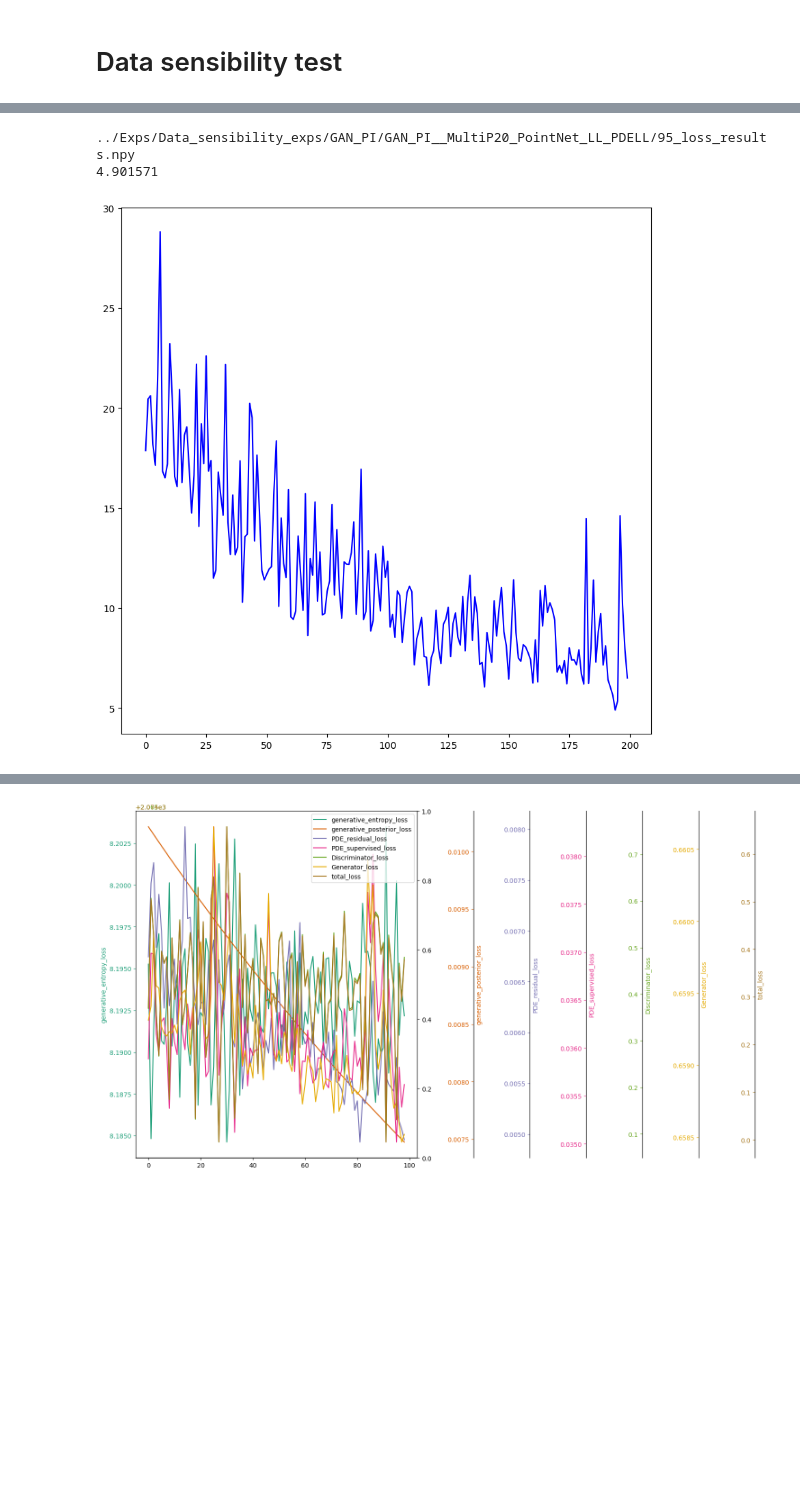
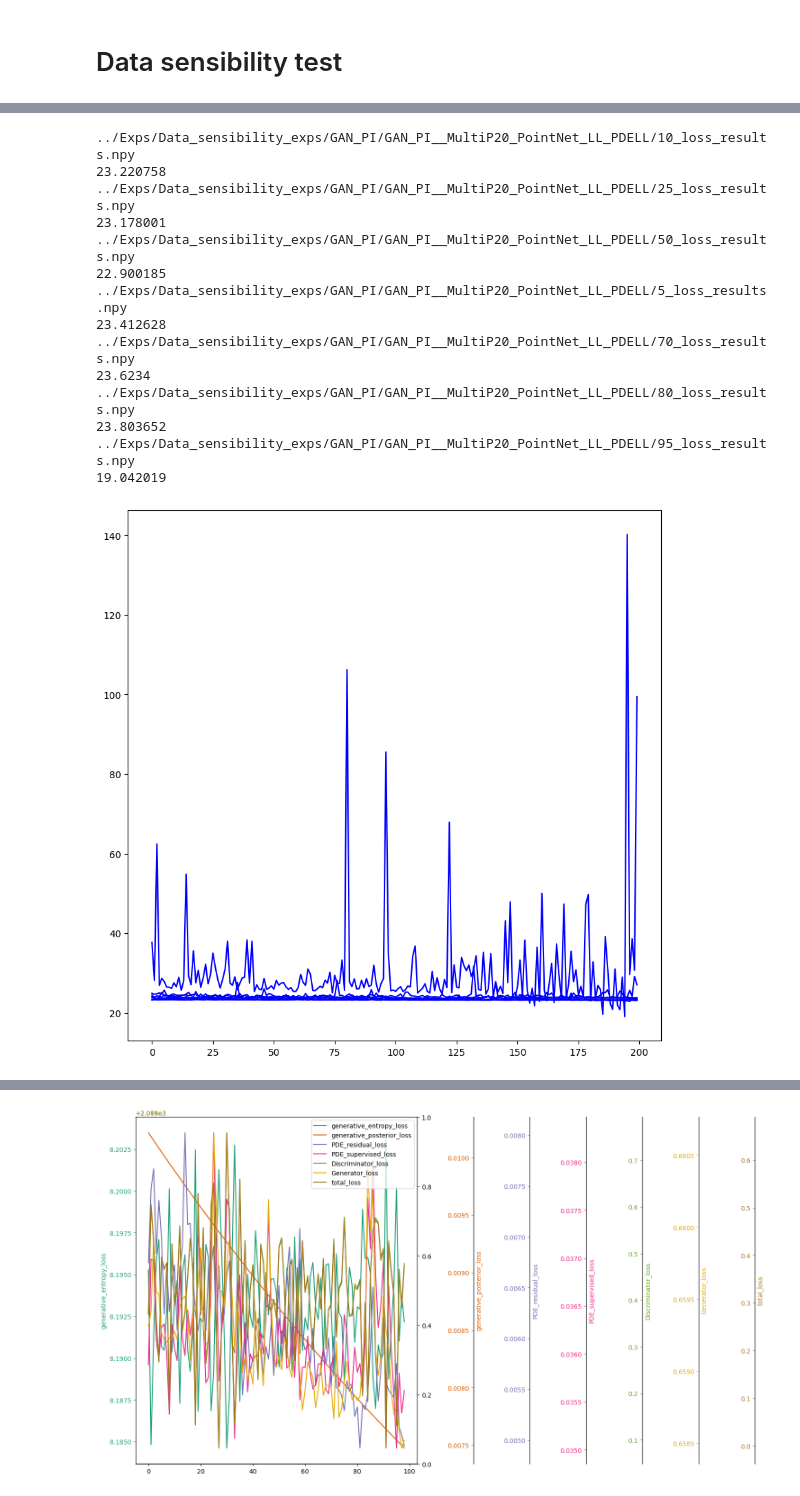
Before and after one commit to grmc1999/PhysicsSimulationDeepLearning, a Jupyter notebook: Notebooks/Result_analysis.ipynb, the cells around one changed output, grey strips where cells are left out. Cells and saved outputs as stored; diff of their text form; code cells hidden in the pictures; blank space fills up the shorter version.

```diff
--- a/Notebooks/Result_analysis.ipynb
+++ b/Notebooks/Result_analysis.ipynb
@@ -54,13 +54,14 @@ root="../Exps/GAN_PI"
 #model_id="GAN_PI_PointNet_LL_PDELL_D1_G1"
 model_id="GAN_PI_PointNet_LL_r10_PDELL"
 model_id="GAN_PI__MultiP20_PointNet_LL_PDELL"
+model_id="GAN_PI__MultiP50_PointNet_LL_PDELL"
 hist=np.load(os.path.join(root,model_id,"loss_results.npy"),allow_pickle=True)
 hist=hist.tolist()
 # %%
 
 #plt.plot(step_loss["PDE_supervised_loss"][-100:])
 
-inidx_1=-20
+inidx_1=100
 inidx_2=-1
 
 step_loss={}
@@ -185,6 +186,7 @@ root="../Exps/Data_sensibility_exps/GAN_PI"
 model_id="GAN_PI_PointNet_LL_PDELL_D1_G1"
 model_id="GAN_PI_PointNet_LL_r10_PDELL"
 model_id="GAN_PI__MultiP20_PointNet_LL_PDELL"
+model_id="GAN_PI__MultiP50_PointNet_LL_PDELL"
 #model_id="GAN_PI_PointNet_LL_PDELL_G_PointN_D_MLP"
 # %%
 os.listdir(os.path.join(root,model_id))
@@ -226,7 +214,7 @@ fig,axs=plt.subplots(figsize=(10,10))
 inidx_1=300
 inidx_2=-1
 color='b'
-for res in glob.glob((os.path.join(root,model_id,"*_loss_results.npy")))[-1:]:
+for res in glob.glob((os.path.join(root,model_id,"*_loss_results.npy")))[:]:
     print(res)
     step_loss={}
     hist=np.load(res,allow_pickle=True)
@@ -245,24 +245,36 @@ plt.show()
 # %%
 fig,axs=plt.subplots(figsize=(10,10))
 inidx_1=300
 inidx_2=-1
 color='b'
-for res in glob.glob((os.path.join(root,model_id,"*_loss_results.npy")))[-1:]:
+for res in glob.glob((os.path.join(root,model_id,"*_loss_results.npy")))[:]:
     print(res)
     step_loss={}
     hist=np.load(res,allow_pickle=True)
     hist=hist.tolist()
     for k in hist[0]["test"]["generative_losses"][0].keys():
         step_loss[k]=list(
             reduce(lambda x,y:x+y,list(b[k] for b in hist[ep]["test"]["generative_losses"])) for ep in hist.keys()
         )
     axs.plot(np.arange(len(step_loss['PDE_residual_loss'][int(inidx_1):])),step_loss['PDE_residual_loss'][int(inidx_1):],color=color,label=k)
     print(np.min(step_loss['PDE_residual_loss'][int(inidx_1):]))
 plt.show()
 # %% [output]
+../Exps/Data_sensibility_exps/GAN_PI/GAN_PI__MultiP20_PointNet_LL_PDELL/10_loss_results.npy
+23.220758
+../Exps/Data_sensibility_exps/GAN_PI/GAN_PI__MultiP20_PointNet_LL_PDELL/25_loss_results.npy
+23.178001
+../Exps/Data_sensibility_exps/GAN_PI/GAN_PI__MultiP20_PointNet_LL_PDELL/50_loss_results.npy
+22.900185
+../Exps/Data_sensibility_exps/GAN_PI/GAN_PI__MultiP20_PointNet_LL_PDELL/5_loss_results.npy
+23.412628
+../Exps/Data_sensibility_exps/GAN_PI/GAN_PI__MultiP20_PointNet_LL_PDELL/70_loss_results.npy
+23.6234
+../Exps/Data_sensibility_exps/GAN_PI/GAN_PI__MultiP20_PointNet_LL_PDELL/80_loss_results.npy
+23.803652
 ../Exps/Data_sensibility_exps/GAN_PI/GAN_PI__MultiP20_PointNet_LL_PDELL/95_loss_results.npy
-4.901571
+19.042019
-[figure, old version]
+[figure, new version]
 # %%
 np.load(os.path.join(root,model_id,"70_loss_results.npy"),allow_pickle=True).tolist()[0]
 # %% [output]
```
Also changed, not shown: parts of 6 cells of this notebook, 3 other files.
